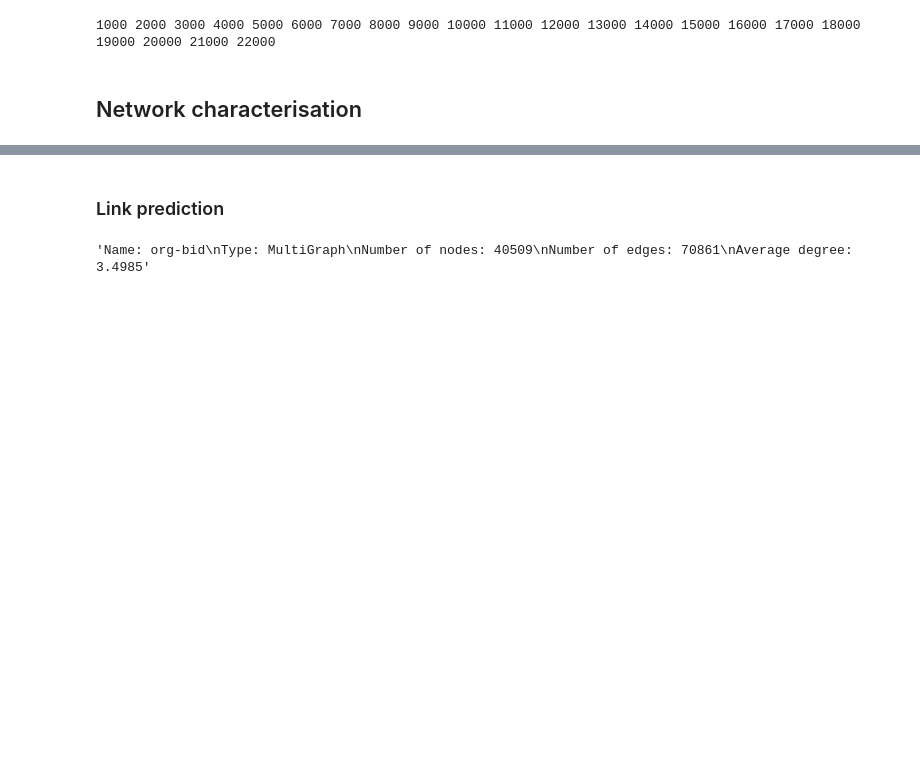
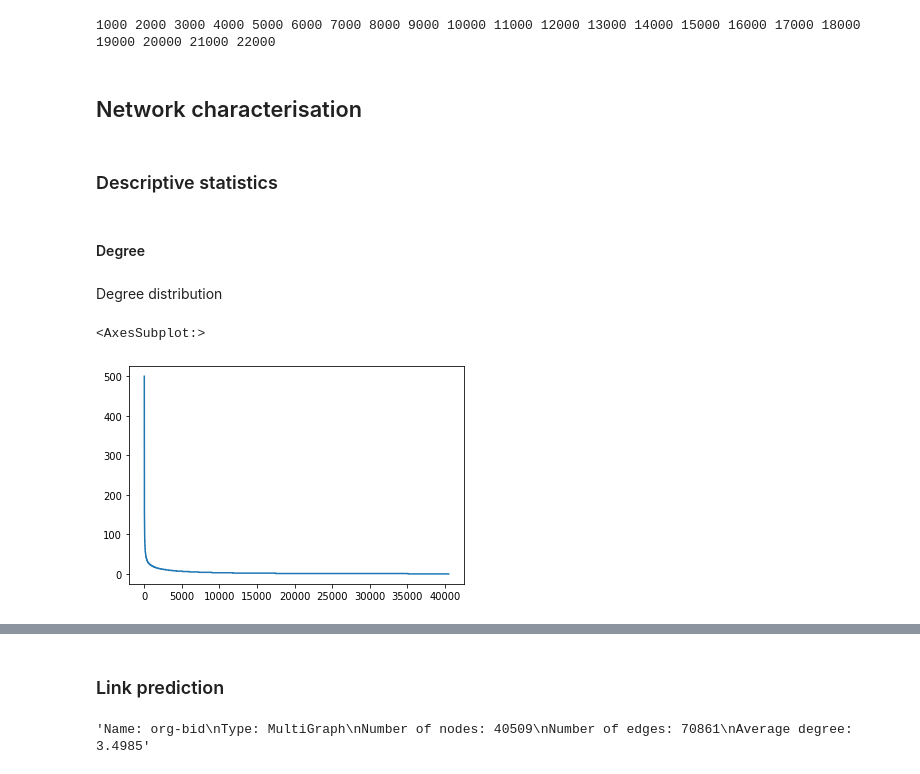
Before and after one commit to testalorenzo/crunch_net, a Jupyter notebook: notebook/crunch_up.ipynb, the cells around one changed output, grey strips where cells are left out. Drawn from its saved outputs; the diff is of its cells as text; code cells hidden in the pictures; blank space fills up the shorter version.

Commit message:
Descriptive stats added
Add descriptive statistics, duplicated code of CB into CB_new

```diff
--- a/notebook/crunch_up.ipynb
+++ b/notebook/crunch_up.ipynb
@@ -19,7 +36,7 @@ from cdlib import algorithms, readwrite, evaluation, TemporalClustering
 # %% [markdown]
 ### Data preparation
 # %%
-tot = pd.read_excel('Pasadena.xlsx')
+tot = pd.read_excel('~/Documents/GitHub/crunch_net/datasets/Pasadena.xlsx')
 nodes_org = tot[['Organisation', 'org_country', 'org_city_coo']].drop_duplicates()
 nodes_org['bipartite'] = 1
 nodes_inv = tot[['Investors', 'inv_country', 'inv_city_coo']].drop_duplicates()
@@ -149,3 +169,18 @@ nx.readwrite.write_gpickle(bidbid, 'bidbid.gpickle')
 nx.readwrite.write_gpickle(orgorg, 'orgorg.gpickle')
 # %% [markdown]
 ## Network characterisation
+# %% [markdown]
+### Descriptive statistics
+# %% [markdown]
+#### Degree
+# %%
+B_degree=dict(B.degree())
+# %%
+sorted_degree=dict(sorted(B_degree.items(), key=lambda item: item[1], reverse=True))
+# %% [markdown]
+Degree distribution
+# %%
+pd.Series(sorted_degree.values()).plot()
+# %% [output]
+<AxesSubplot:>
+[figure, added]
```
Also changed, not shown: parts of 43 cells of this notebook, 5 other files.
